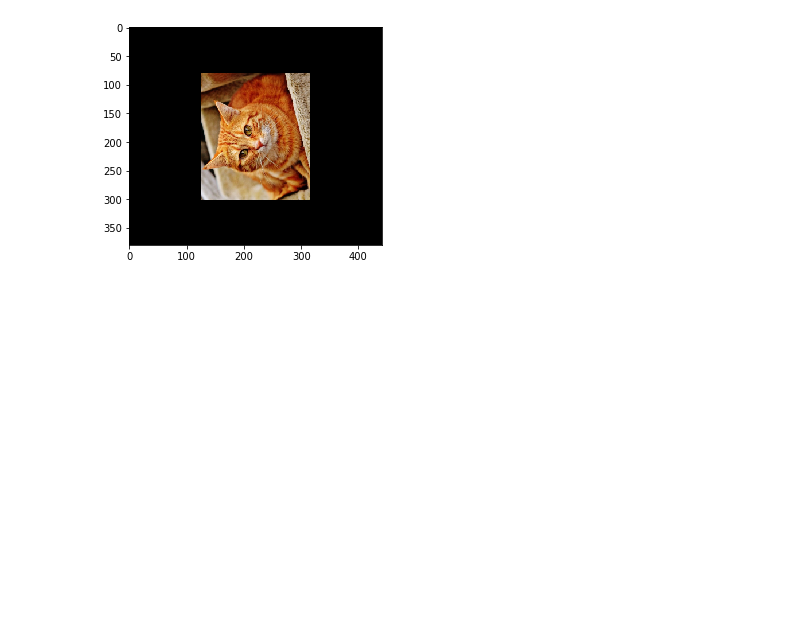
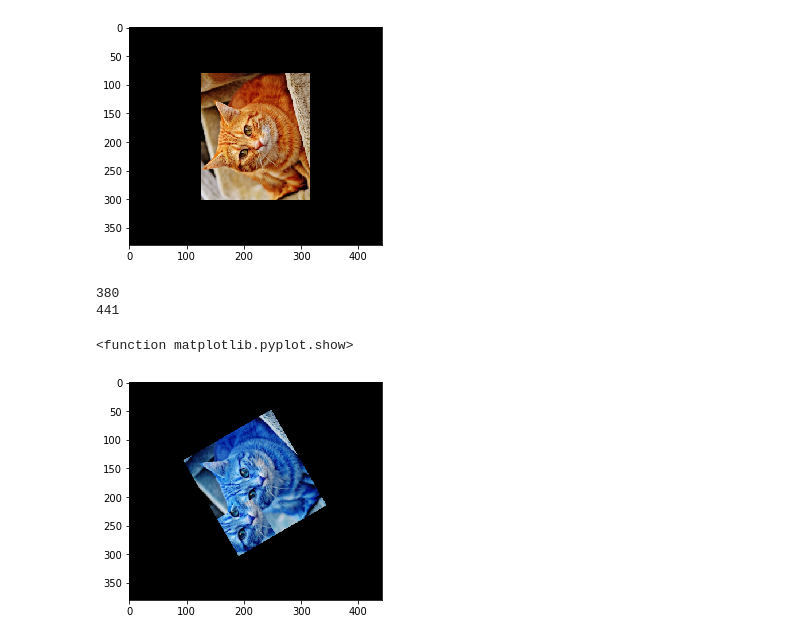
Before and after one commit to simonryu/Python-Data_Analysis-and-Image-Processing-Tutorial, a Jupyter notebook: OpenCV 이미지 변형.ipynb, the cells around one changed output. Drawn from its saved outputs; the diff is of its cells as text; code cells hidden in the pictures; blank space fills up the shorter version.

```diff
--- a/OpenCV 이미지 변형.ipynb
+++ b/OpenCV 이미지 변형.ipynb
@@ -90,3 +90,30 @@ plt.show
 # %% [output]
 <function matplotlib.pyplot.show>
 [figure]
+# %%
+#마지막 혼자 테스트
+
+img_ = cv2.imread("cat.jpg")
+#print(img_.shape)
+roi = img_[100:250,100:250]
+#print(roi)
+img_[:150,:150] = roi
+
+height,width = img_.shape[:2]
+print(height)
+print(width)
+M = np.float32([[1,0,width/8],[0,1,height/15]])
+
+dst = cv2.warpAffine(img_,M,(width,height))
+
+height_, width_ = dst.shape[:2]
+M1 = cv2.getRotationMatrix2D((width/2,height/2),120,0.5)
+dst_ = cv2.warpAffine(dst,M1,(width,height))
+
+plt.imshow(dst_)
+plt.show
+# %% [output]
+380
+441
+<function matplotlib.pyplot.show>
+[figure, added]
```
